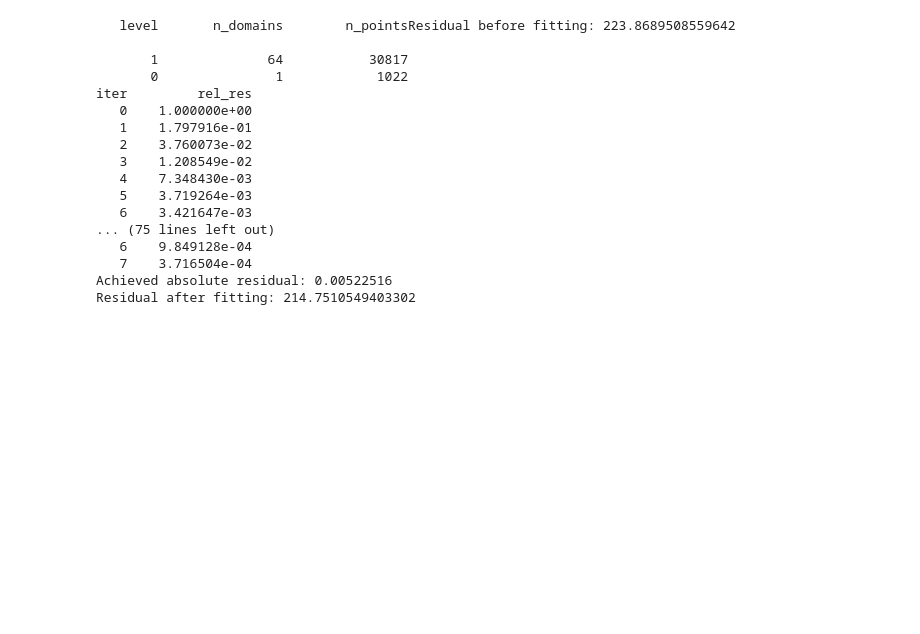
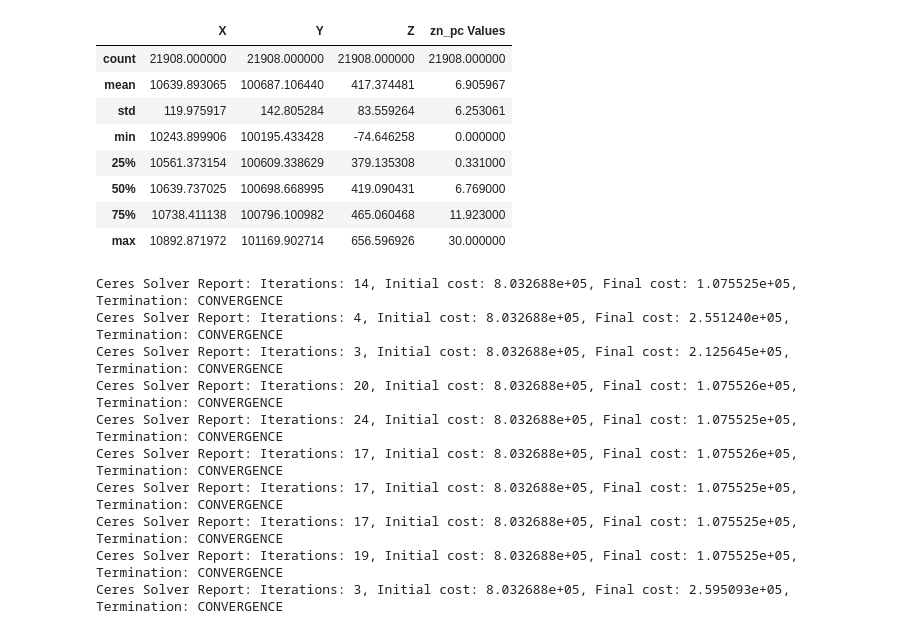
Before and after one commit to polatory/polatory, a Jupyter notebook: variogram.ipynb, the cells around one changed output. Saved outputs shown, nothing was run; the diff lists cells and outputs as text; code cells hidden in the pictures; blank space fills up the shorter version.

```diff
--- a/variogram.ipynb
+++ b/variogram.ipynb
@@ -15,9 +22,20 @@ def variog(m: p3.Model, diff: np.ndarray) -> float:
 # %%
-data = pd.read_csv("data/grade.csv")
+data = pd.read_csv("data/zn_pc.csv")
 points = data[["X", "Y", "Z"]].values
 hole_ids = data["Hole ID"].values
-values = data["Grade Values"].values
+values = data["zn_pc Values"].values
 hids = np.unique(hole_ids)
-hole_indices = np.array([np.where(hids == hid)[0] for hid in hole_ids])
+hole_indices = np.array([np.where(hids == hid)[0][0] for hid in hole_ids])
 set_ids = hole_indices % 2
+data.describe()
+# %% [output]
+|  | X | Y | Z | zn_pc Values |
+| count | 21908.000000 | 21908.000000 | 21908.000000 | 21908.000000 |
+| mean | 10639.893065 | 100687.106440 | 417.374481 | 6.905967 |
+| std | 119.975917 | 142.805284 | 83.559264 | 6.253061 |
+| min | 10243.899906 | 100195.433428 | -74.646258 | 0.000000 |
+| 25% | 10561.373154 | 100609.338629 | 379.135308 | 0.331000 |
+| 50% | 10639.737025 | 100698.668995 | 419.090431 | 6.769000 |
+| 75% | 10738.411138 | 100796.100982 | 465.060468 | 11.923000 |
+| max | 10892.871972 | 101169.902714 | 656.596926 | 30.000000 |
 # %%
@@ -78,13 +97,14 @@ variogs = p3.VariogramCalculator(points, values, bin_interval=5.0, bin_tolerance
 # %%
-cov1 = p3.CovSpherical([0.6, 75.0])
-covs = [cov1]
-m = p3.Model(covs, poly_degree=0)
-res = p3.cross_validation(m, points, values, set_ids, 1e-2)
-print("Residual before fitting:", np.linalg.norm(res))
+cov1 = p3.CovSpherical([20.0, 60.0])
+cov2 = p3.CovSpherical([20.0, 60.0])
+covs = [cov1, cov2]
+m = p3.Model(covs, poly_degree=-1)
+# res = p3.cross_validation(m, points, values, set_ids, 1e-2)
+# print("Residual before fitting:", np.linalg.norm(res))
 
 best_fit = None
 best_cost = float("inf")
-for _ in range(30):
+for _ in range(10):
     weight = p.WeightFunction(exp_num_pairs=1.0, exp_distance=-2.0)
     fit = p.VarioFitting(variogs, m, weight)
     if fit.final_cost < best_cost:
@@ -92,26 +112,19 @@ for _ in range(30):
         best_cost = fit.final_cost
 
 m = best_fit.model
-res = p3.cross_validation(m, points, values, set_ids, 1e-2)
-print("Residual after fitting:", np.linalg.norm(res))
+# res = p3.cross_validation(m, points, values, set_ids, 1e-2)
+# print("Residual after fitting:", np.linalg.norm(res))
 # %% [output]
-   level       n_domains        n_pointsResidual before fitting: 223.8689508559642
-
-       1              64           30817
-       0               1            1022
-iter         rel_res
-   0    1.000000e+00
-   1    1.797916e-01
-   2    3.760073e-02
-   3    1.208549e-02
-   4    7.348430e-03
-   5    3.719264e-03
-   6    3.421647e-03
-... (75 lines left out)
-   6    9.849128e-04
-   7    3.716504e-04
-Achieved absolute residual: 0.00522516
-Residual after fitting: 214.7510549403302
+Ceres Solver Report: Iterations: 14, Initial cost: 8.032688e+05, Final cost: 1.075525e+05, Termination: CONVERGENCE
+Ceres Solver Report: Iterations: 4, Initial cost: 8.032688e+05, Final cost: 2.551240e+05, Termination: CONVERGENCE
+Ceres Solver Report: Iterations: 3, Initial cost: 8.032688e+05, Final cost: 2.125645e+05, Termination: CONVERGENCE
+Ceres Solver Report: Iterations: 20, Initial cost: 8.032688e+05, Final cost: 1.075526e+05, Termination: CONVERGENCE
+Ceres Solver Report: Iterations: 24, Initial cost: 8.032688e+05, Final cost: 1.075525e+05, Termination: CONVERGENCE
+Ceres Solver Report: Iterations: 17, Initial cost: 8.032688e+05, Final cost: 1.075526e+05, Termination: CONVERGENCE
+Ceres Solver Report: Iterations: 17, Initial cost: 8.032688e+05, Final cost: 1.075525e+05, Termination: CONVERGENCE
+Ceres Solver Report: Iterations: 17, Initial cost: 8.032688e+05, Final cost: 1.075525e+05, Termination: CONVERGENCE
+Ceres Solver Report: Iterations: 19, Initial cost: 8.032688e+05, Final cost: 1.075525e+05, Termination: CONVERGENCE
+Ceres Solver Report: Iterations: 3, Initial cost: 8.032688e+05, Final cost: 2.595093e+05, Termination: CONVERGENCE
 # %%
 ea = np.degrees(best_fit.euler_angles)
 pitch, dip, dip_az = ea
```
Also changed, not shown: parts of 6 cells of this notebook, 5 other files.
